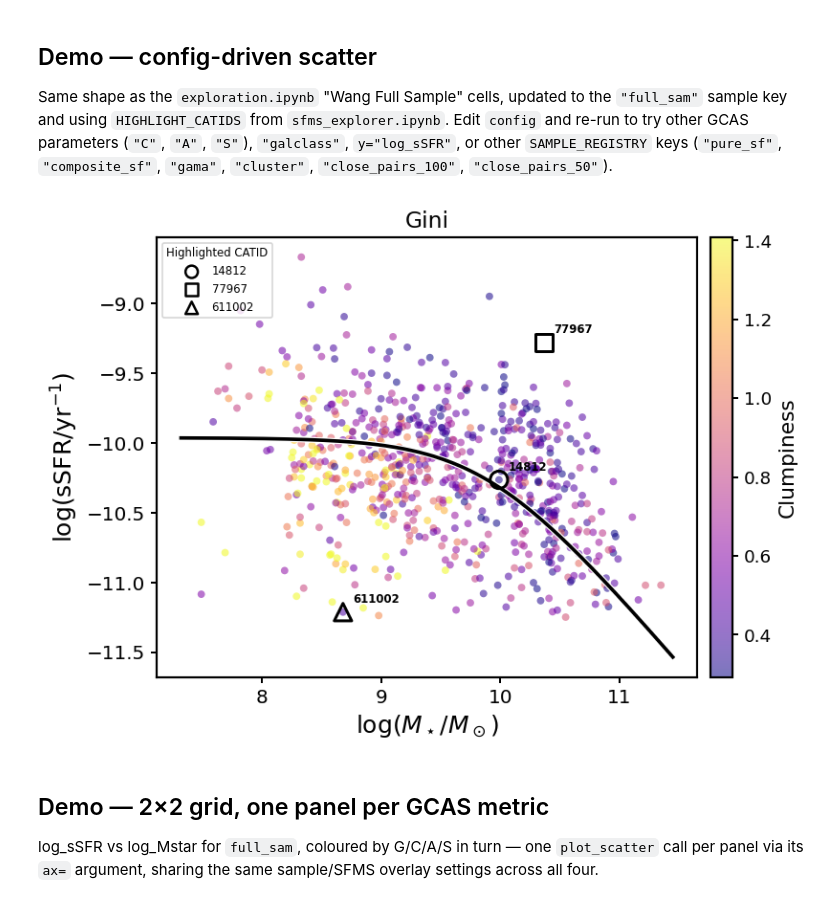
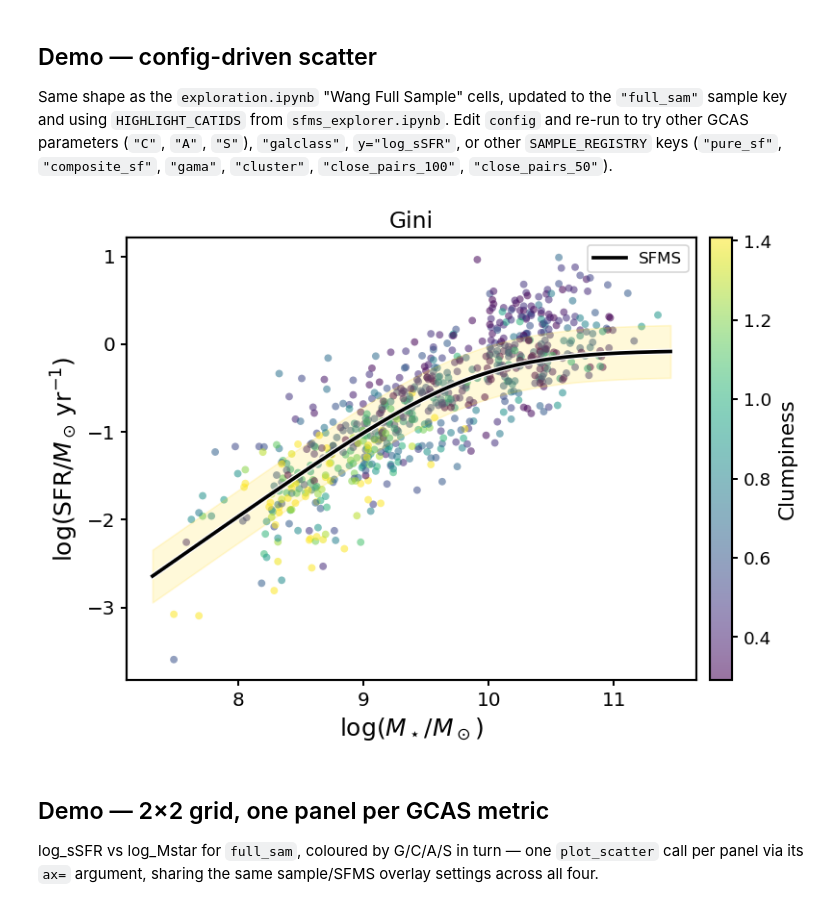
Before and after one commit to ssin3605/Astro-Project, a Jupyter notebook: sami_sf_pipeline/notebooks/chapter_3_plots.ipynb, the cells around one changed output. Drawn from its saved outputs; the diff is of its cells as text; code cells hidden in the pictures.

```diff
--- a/sami_sf_pipeline/notebooks/chapter_3_plots.ipynb
+++ b/sami_sf_pipeline/notebooks/chapter_3_plots.ipynb
@@ -172,0 +149,9 @@ plt.show()
+# %%
+# Spearman significance for Figure 2 (printed, not plotted).
+# Same per-metric samples as the plot cell above.
+rows = []
+for metric in GCAS:
+    sub = purity[purity[f'in_{metric}'] == True]
+    for prop, _ in global_props:
+        rows.append((metric, prop, sub[prop].to_numpy(float), sub[metric].to_numpy(float)))
+print_spearman_table(rows, 'Figure 2: Spearman rho vs. global properties')
@@ -224,0 +283,8 @@ plt.show()
+# %%
+# Spearman significance for Figure 3 (printed, not plotted).
+# Same per-metric samples as the plot cell above.
+rows = []
+for metric in GCAS:
+    sub = purity[purity[f'in_{metric}'] == True]
+    rows.append((metric, 'delta_ms', sub['delta_ms'].to_numpy(float), sub[metric].to_numpy(float)))
+print_spearman_table(rows, 'Figure 3: Spearman rho vs. ΔMS')
@@ -390,7 +463,7 @@ AXIS_LABELS = {
 
 # ── Colour scales per metric ─────────────────────────────────────────────
 CMAPS = {
-    "G": "plasma", "C": "plasma", "A": "plasma", "S": "plasma",
+    "G": "viridis", "C": "viridis", "A": "viridis", "S": "viridis",
     "delta_ms": "coolwarm",
     "log_SFR": "viridis", "log_sSFR": "viridis", "log_Mstar": "viridis",
 }
@@ -541,7 +614,7 @@ def plot_scatter(d, sfms_params, config, ax=None):
     if show_sfms and x_col == "log_Mstar" and y_col == "log_SFR":
         mass_range = np.linspace(df_plot[x_col].min() - 0.1, df_plot[x_col].max() + 0.1, 300)
         sfms_line = lee2015_sfms(mass_range, *sfms_params)
-        ax.plot(mass_range, sfms_line, color="black", lw=2.2, ls="-", label="SFMS (Lee+2015 fit)", zorder=5,
+        ax.plot(mass_range, sfms_line, color="black", lw=2.2, ls="-", label="SFMS", zorder=5,
                 path_effects=[pe.Stroke(linewidth=3.6, foreground="white"), pe.Normal()])
         if show_bands:
             ax.fill_between(mass_range, sfms_line - 0.3, sfms_line + 0.3,
@@ -553,6 +626,12 @@ def plot_scatter(d, sfms_params, config, ax=None):
         sfms_ssfr = lee2015_sfms(mass_range, *sfms_params) - mass_range
         ax.plot(mass_range, sfms_ssfr, color="black", lw=2.2, ls="-", label="SFMS", zorder=5,
                 path_effects=[pe.Stroke(linewidth=3.6, foreground="white"), pe.Normal()])
+        if show_bands:
+            # NOTE: was referencing the SFR branch's `sfms_line` (undefined here,
+            # since that `if` never runs when y_col == "log_sSFR") - fixed to use
+            # `sfms_ssfr`, the line actually computed just above for this panel.
+            ax.fill_between(mass_range, sfms_ssfr - 0.3, sfms_ssfr + 0.3,
+                            color="gold", alpha=0.15, zorder=4)
 
     # ── Median bin overlay ─────────────────────────────────────────────────
     if show_meds and x_col == "log_Mstar" and y_col == "log_SFR":
@@ -602,20 +681,20 @@ parameters (`"C"`, `"A"`, `"S"`), `"galclass"`, `y="log_sSFR"`, or other
 # %%
 config = {
     "x"               : "log_Mstar",
-    "y"               : "log_sSFR",
+    "y"               : "log_SFR",
     "colour_by"       : "S",
     "sample"          : "full_sam",
     "sfr_cut"         : None,
     "show_sfms"       : True,
     "show_sfms_bands" : True,
-    "show_median_bins": True,
+    "show_median_bins": False,
     "title"           : "Gini",
-    "highlight"       : [14812, 77967, 611002],
+    "highlight"       : None,
 }
 fig, ax = plot_scatter(df, sfms_params, config)
 plt.show()
 # %% [output]
-[figure, old version]
+[figure, new version]
 # %% [markdown]
 ## Demo — 2×2 grid, one panel per GCAS metric
 
```
Also changed, not shown: parts of 8 cells of this notebook, 55 other files.
